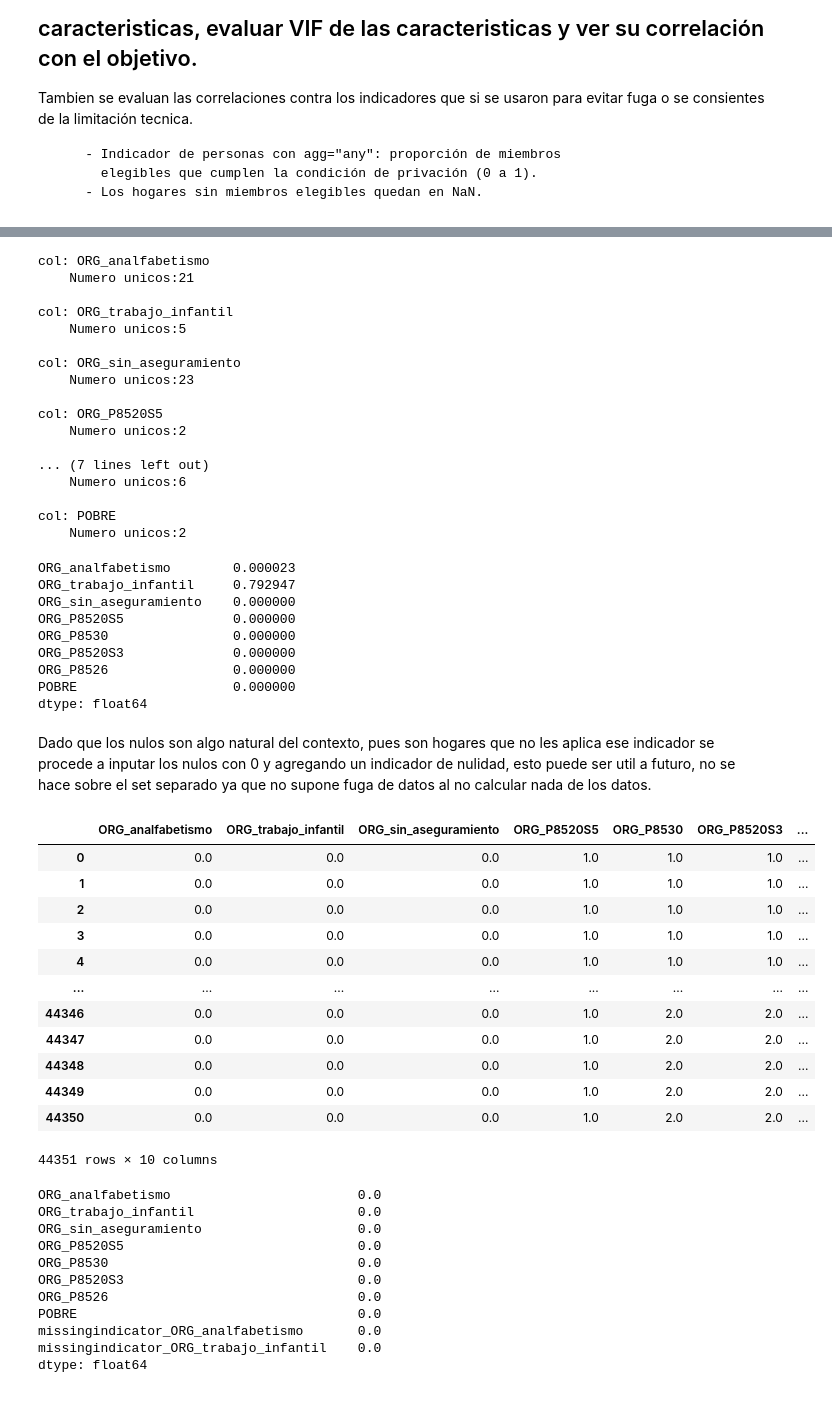
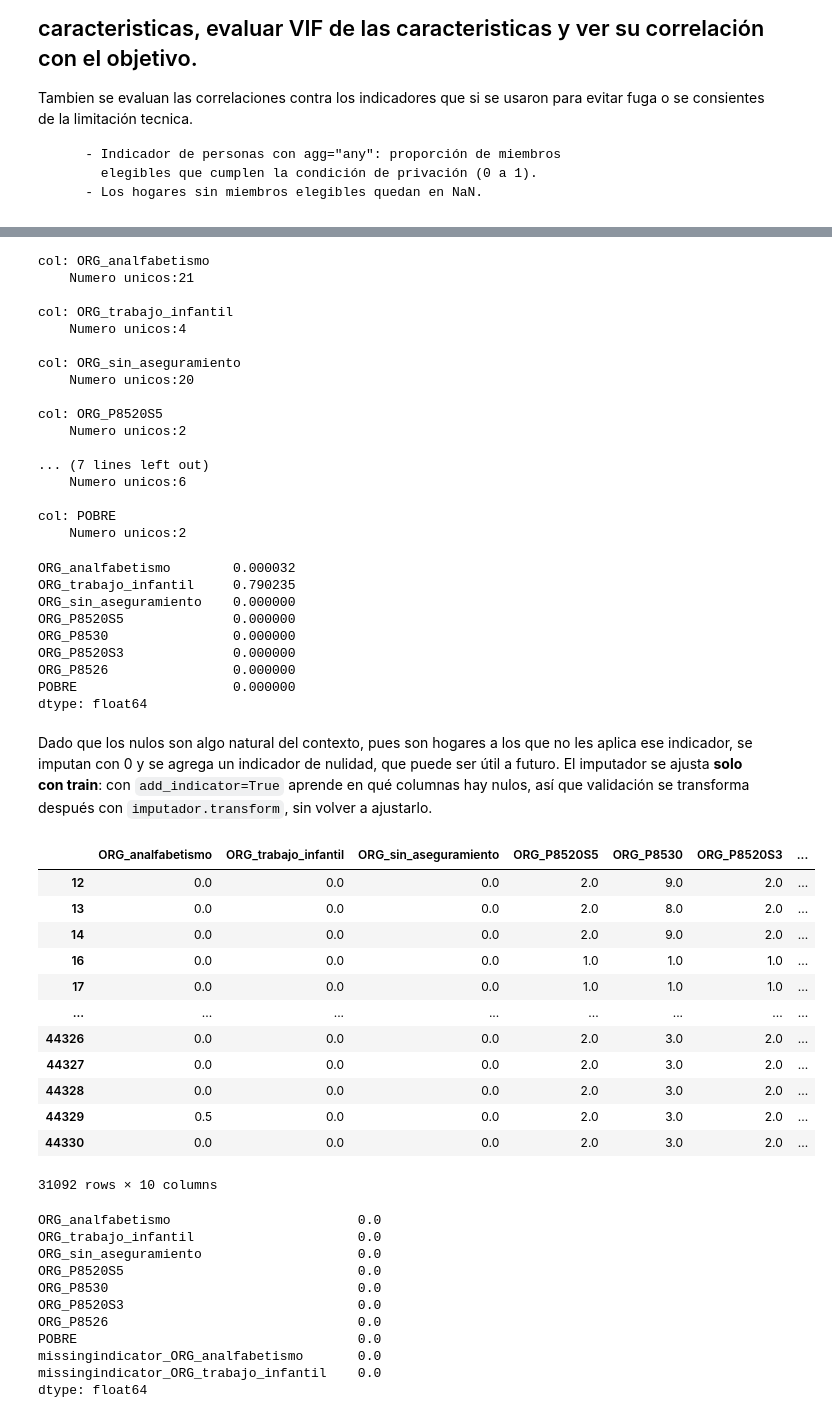
Before and after one commit to juanpablocarrillohortua/Multidimesional_poverty_in_Colombia, a Jupyter notebook: notebooks/eda_consolidate.ipynb, the cells around one changed output, grey strips where cells are left out. Saved outputs shown, nothing was run; the diff lists cells and outputs as text; code cells hidden in the pictures.

```diff
--- a/notebooks/eda_consolidate.ipynb
+++ b/notebooks/eda_consolidate.ipynb
@@ -672,0 +684,29 @@ DF_SIZES
+# %%
+RANDOM_STATE = 42
+HOGAR = ["DIRECTORIO", "SECUENCIA_P"]
+
+# SEGMENTO es constante dentro del hogar: se toma del primer miembro
+segmento = df_ciudades.groupby(HOGAR)["SEGMENTO"].first().reset_index()
+df_ciudad_w_target = df_ciudad_w_target.merge(
+    segmento, on=HOGAR, how="left", validate="1:1"
+)
+
+
+def split_por_grupo(df, test_size, grupo="SEGMENTO"):
+    """Parte df en dos sin repartir un mismo grupo entre ambas partes."""
+    gss = GroupShuffleSplit(
+        n_splits=1, test_size=test_size, random_state=RANDOM_STATE
+    )
+    idx_a, idx_b = next(gss.split(df, groups=df[grupo]))
+    return df.iloc[idx_a], df.iloc[idx_b]
+
+
+# 1) se aparta test (15 % de los segmentos)
+# 2) del 85 % restante, validación = 15 % del total
+df_trainval, df_test = split_por_grupo(df_ciudad_w_target, 0.15)
+df_train, df_val = split_por_grupo(df_trainval, 0.15 / 0.85)
+del df_trainval
+
+DF_SIZES["Train (Hogares)"] = df_train.shape[0]
+DF_SIZES["Validación (Hogares)"] = df_val.shape[0]
+DF_SIZES["Test (Hogares)"] = df_test.shape[0]
@@ -679,7 +822,5 @@ Tambien se evaluan las correlaciones contra los indicadores que si se usaron par
           elegibles que cumplen la condición de privación (0 a 1).
         - Los hogares sin miembros elegibles quedan en NaN.
 # %%
-df_ciudad_w_target_only_features = df_ciudad_w_target[
-    ORIGINALES_NUEVAS + ["POBRE"]
-].copy()
+df_train_features = df_train[ORIGINALES_NUEVAS + ["POBRE"]].copy()
 # %%
@@ -694,16 +835,16 @@ df_ciudad_w_target_only_features.head()
 # %%
-for col in df_ciudad_w_target_only_features.columns:
+for col in df_train_features.columns:
     print(f"col: {col}")
-    print(f"    Numero unicos:{df_ciudad_w_target_only_features[col].nunique()}\n")
+    print(f"    Numero unicos:{df_train_features[col].nunique()}\n")
 # %% [output]
 col: ORG_analfabetismo
     Numero unicos:21
 
 col: ORG_trabajo_infantil
-    Numero unicos:5
+    Numero unicos:4
 
 col: ORG_sin_aseguramiento
-    Numero unicos:23
+    Numero unicos:20
 
 col: ORG_P8520S5
     Numero unicos:2
@@ -714,10 +855,10 @@ col: ORG_P8520S5
 col: POBRE
     Numero unicos:2
 # %%
-df_ciudad_w_target_only_features.isna().mean()
+df_train_features.isna().mean()
 # %% [output]
-ORG_analfabetismo        0.000023
-ORG_trabajo_infantil     0.792947
+ORG_analfabetismo        0.000032
+ORG_trabajo_infantil     0.790235
 ORG_sin_aseguramiento    0.000000
 ORG_P8520S5              0.000000
 ORG_P8530                0.000000
@@ -726,24 +867,26 @@ ORG_P8526                0.000000
 POBRE                    0.000000
 dtype: float64
 # %% [markdown]
-Dado que los nulos son algo natural del contexto, pues son hogares que no les aplica ese indicador se procede a inputar los nulos con 0 y agregando un indicador de nulidad, esto puede ser util a futuro, no se hace sobre el set separado ya que no supone fuga de datos al no calcular nada de los datos.
+Dado que los nulos son algo natural del contexto, pues son hogares a los que no les aplica ese indicador, se imputan con 0 y se agrega un indicador de nulidad, que puede ser útil a futuro. El imputador se ajusta **solo con train**: con `add_indicator=True` aprende en qué columnas hay nulos, así que validación se transforma después con `imputador.transform`, sin volver a ajustarlo.
 # %%
-imputador = SimpleImputer(strategy="constant", fill_value=0, add_indicator=True)
+imputador = SimpleImputer(
+    strategy="constant", fill_value=0, add_indicator=True
+)
 # %%
-df_ciudad_w_target_only_features_inputed = imputador.fit_transform(df_ciudad_w_target_only_features)
-df_ciudad_w_target_only_features_inputed
+df_train_features_imputed = imputador.fit_transform(df_train_features)
+df_train_features_imputed
 # %% [output]
 |  | ORG_analfabetismo | ORG_trabajo_infantil | ORG_sin_aseguramiento | ORG_P8520S5 | ORG_P8530 | ORG_P8520S3 | ... |
-| 0 | 0.0 | 0.0 | 0.0 | 1.0 | 1.0 | 1.0 | ... |
-| 1 | 0.0 | 0.0 | 0.0 | 1.0 | 1.0 | 1.0 | ... |
-| 2 | 0.0 | 0.0 | 0.0 | 1.0 | 1.0 | 1.0 | ... |
-| 3 | 0.0 | 0.0 | 0.0 | 1.0 | 1.0 | 1.0 | ... |
-| 4 | 0.0 | 0.0 | 0.0 | 1.0 | 1.0 | 1.0 | ... |
+| 12 | 0.0 | 0.0 | 0.0 | 2.0 | 9.0 | 2.0 | ... |
+| 13 | 0.0 | 0.0 | 0.0 | 2.0 | 8.0 | 2.0 | ... |
+| 14 | 0.0 | 0.0 | 0.0 | 2.0 | 9.0 | 2.0 | ... |
+| 16 | 0.0 | 0.0 | 0.0 | 1.0 | 1.0 | 1.0 | ... |
+| 17 | 0.0 | 0.0 | 0.0 | 1.0 | 1.0 | 1.0 | ... |
 | ... | ... | ... | ... | ... | ... | ... | ... |
-| 44346 | 0.0 | 0.0 | 0.0 | 1.0 | 2.0 | 2.0 | ... |
-| 44347 | 0.0 | 0.0 | 0.0 | 1.0 | 2.0 | 2.0 | ... |
-| 44348 | 0.0 | 0.0 | 0.0 | 1.0 | 2.0 | 2.0 | ... |
-| 44349 | 0.0 | 0.0 | 0.0 | 1.0 | 2.0 | 2.0 | ... |
-| 44350 | 0.0 | 0.0 | 0.0 | 1.0 | 2.0 | 2.0 | ... |
+| 44326 | 0.0 | 0.0 | 0.0 | 2.0 | 3.0 | 2.0 | ... |
+| 44327 | 0.0 | 0.0 | 0.0 | 2.0 | 3.0 | 2.0 | ... |
+| 44328 | 0.0 | 0.0 | 0.0 | 2.0 | 3.0 | 2.0 | ... |
+| 44329 | 0.5 | 0.0 | 0.0 | 2.0 | 3.0 | 2.0 | ... |
+| 44330 | 0.0 | 0.0 | 0.0 | 2.0 | 3.0 | 2.0 | ... |
-44351 rows × 10 columns
+31092 rows × 10 columns
 # %%
```
Also changed, not shown: parts of 19 cells of this notebook, 1 other file.
